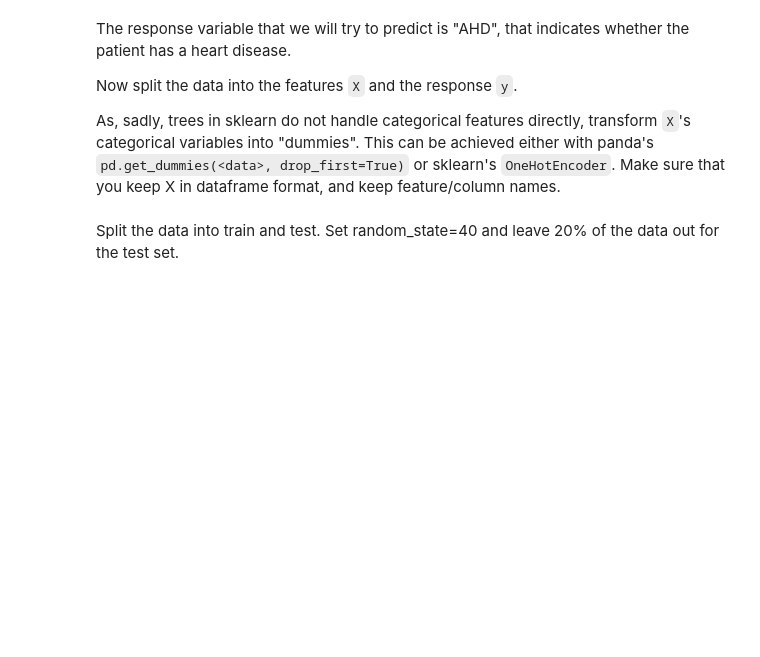
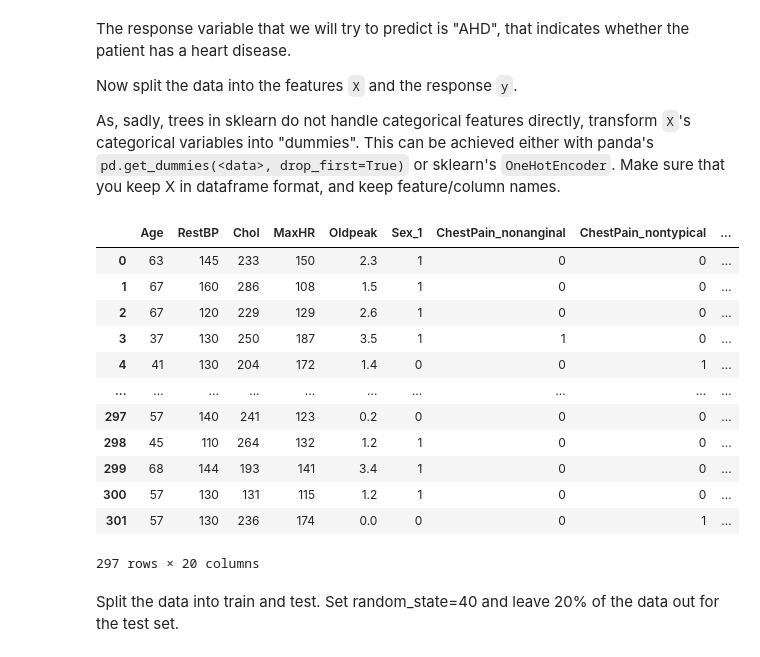
Before and after one commit to victorsamueldaniel/ML, a Jupyter notebook: week_6/Exercise_06_vic.ipynb, the cells around one changed output. Drawn from its saved outputs; the diff is of its cells as text; code cells hidden in the pictures; blank space fills up the shorter version.

```diff
--- a/week_6/Exercise_06_vic.ipynb
+++ b/week_6/Exercise_06_vic.ipynb
@@ -177,6 +177,21 @@ As, sadly, trees in sklearn do not handle categorical features directly, transfo
 # %%
 X = pd.get_dummies(df_clean.drop(["AHD"],axis=1),drop_first=True)
 y = df_clean["AHD"]
+X
+# %% [output]
+|  | Age | RestBP | Chol | MaxHR | Oldpeak | Sex_1 | ChestPain_nonanginal | ChestPain_nontypical | ... |
+| 0 | 63 | 145 | 233 | 150 | 2.3 | 1 | 0 | 0 | ... |
+| 1 | 67 | 160 | 286 | 108 | 1.5 | 1 | 0 | 0 | ... |
+| 2 | 67 | 120 | 229 | 129 | 2.6 | 1 | 0 | 0 | ... |
+| 3 | 37 | 130 | 250 | 187 | 3.5 | 1 | 1 | 0 | ... |
+| 4 | 41 | 130 | 204 | 172 | 1.4 | 0 | 0 | 1 | ... |
+| ... | ... | ... | ... | ... | ... | ... | ... | ... | ... |
+| 297 | 57 | 140 | 241 | 123 | 0.2 | 0 | 0 | 0 | ... |
+| 298 | 45 | 110 | 264 | 132 | 1.2 | 1 | 0 | 0 | ... |
+| 299 | 68 | 144 | 193 | 141 | 3.4 | 1 | 0 | 0 | ... |
+| 300 | 57 | 130 | 131 | 115 | 1.2 | 1 | 0 | 0 | ... |
+| 301 | 57 | 130 | 236 | 174 | 0.0 | 0 | 0 | 1 | ... |
+297 rows × 20 columns
 # %% [markdown]
 Split the data into train and test. Set random_state=40 and leave 20% of the data out for the test set.
 # %%
```
Also changed, not shown: parts of 12 cells of this notebook.
